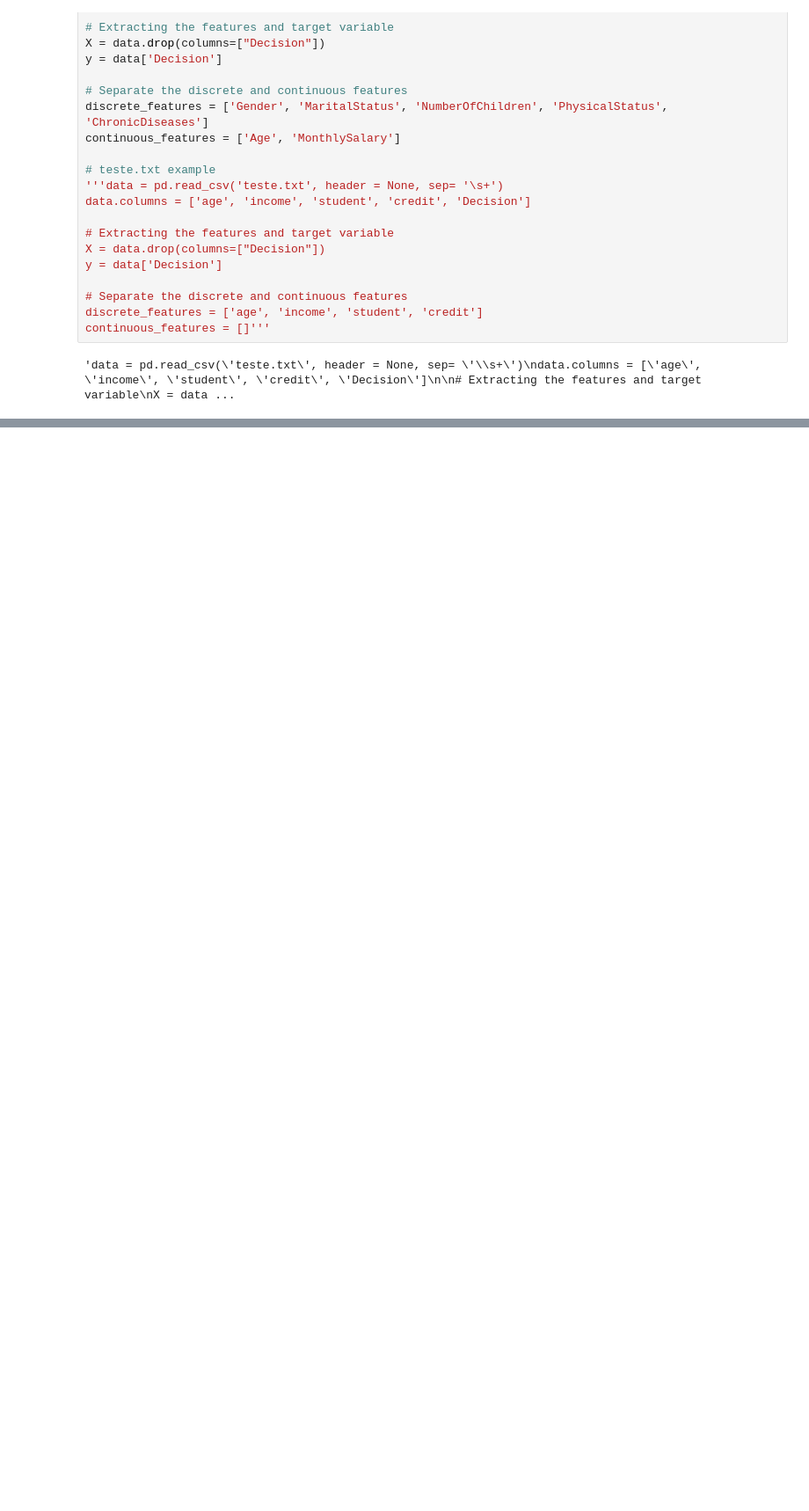
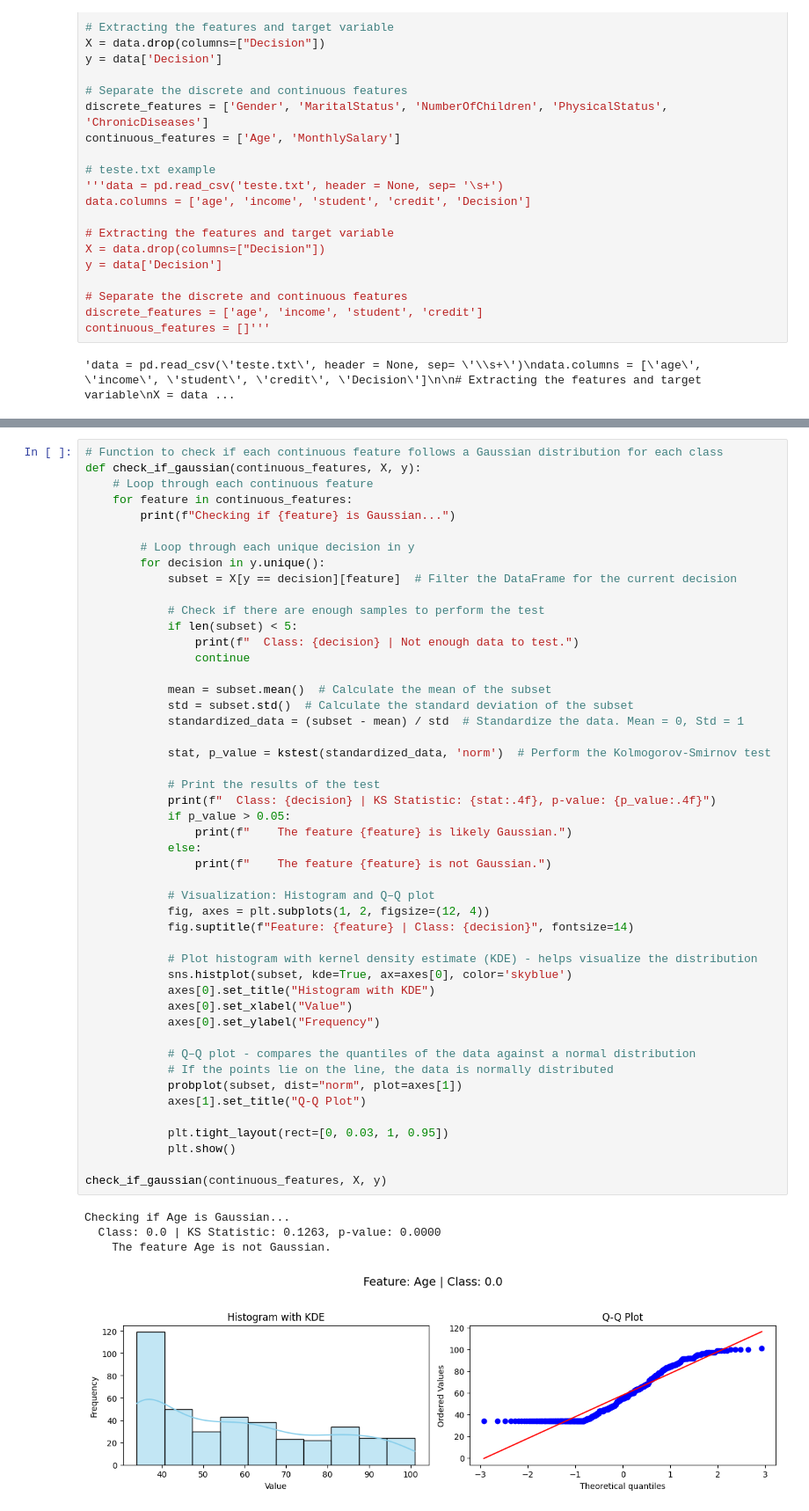
Before and after one commit to AltJesus/FIAD_Proj2, a Jupyter notebook: Projeto2.ipynb, the cells around one changed output, grey strips where cells are left out. Shown at 88% size. Cells and saved outputs as stored; diff of their text form; blank space fills up the shorter version.

Commit message:
continuous features

```diff
--- a/Projeto2.ipynb
+++ b/Projeto2.ipynb
@@ -113,0 +170,53 @@ Conditional probabilities for discrete features:
+# %%
+# Function to check if each continuous feature follows a Gaussian distribution for each class
+def check_if_gaussian(continuous_features, X, y):
+    # Loop through each continuous feature
+    for feature in continuous_features:
+        print(f"Checking if {feature} is Gaussian...")
+
+        # Loop through each unique decision in y
+        for decision in y.unique():
+            subset = X[y == decision][feature]  # Filter the DataFrame for the current decision
+
+            # Check if there are enough samples to perform the test
+            if len(subset) < 5:
+                print(f"  Class: {decision} | Not enough data to test.")
+                continue
+
+            mean = subset.mean()  # Calculate the mean of the subset
+            std = subset.std()  # Calculate the standard deviation of the subset
+            standardized_data = (subset - mean) / std  # Standardize the data. Mean = 0, Std = 1
+
+            stat, p_value = kstest(standardized_data, 'norm')  # Perform the Kolmogorov-Smirnov test
+
+            # Print the results of the test
+            print(f"  Class: {decision} | KS Statistic: {stat:.4f}, p-value: {p_value:.4f}")
+            if p_value > 0.05:
+                print(f"    The feature {feature} is likely Gaussian.")
+            else:
+                print(f"    The feature {feature} is not Gaussian.")
+
+            # Visualization: Histogram and Q–Q plot
+            fig, axes = plt.subplots(1, 2, figsize=(12, 4))
+            fig.suptitle(f"Feature: {feature} | Class: {decision}", fontsize=14)
+
+            # Plot histogram with kernel density estimate (KDE) - helps visualize the distribution
+            sns.histplot(subset, kde=True, ax=axes[0], color='skyblue')
+            axes[0].set_title("Histogram with KDE")
+            axes[0].set_xlabel("Value")
+            axes[0].set_ylabel("Frequency")
+
+            # Q–Q plot - compares the quantiles of the data against a normal distribution
+            # If the points lie on the line, the data is normally distributed
+            probplot(subset, dist="norm", plot=axes[1])
+            axes[1].set_title("Q-Q Plot")
+
+            plt.tight_layout(rect=[0, 0.03, 1, 0.95])
+            plt.show()
+
+check_if_gaussian(continuous_features, X, y)
+# %% [output]
+Checking if Age is Gaussian...
+  Class: 0.0 | KS Statistic: 0.1263, p-value: 0.0000
+    The feature Age is not Gaussian.
+[figure, added]
```
Also changed, not shown: parts of 23 cells of this notebook.
